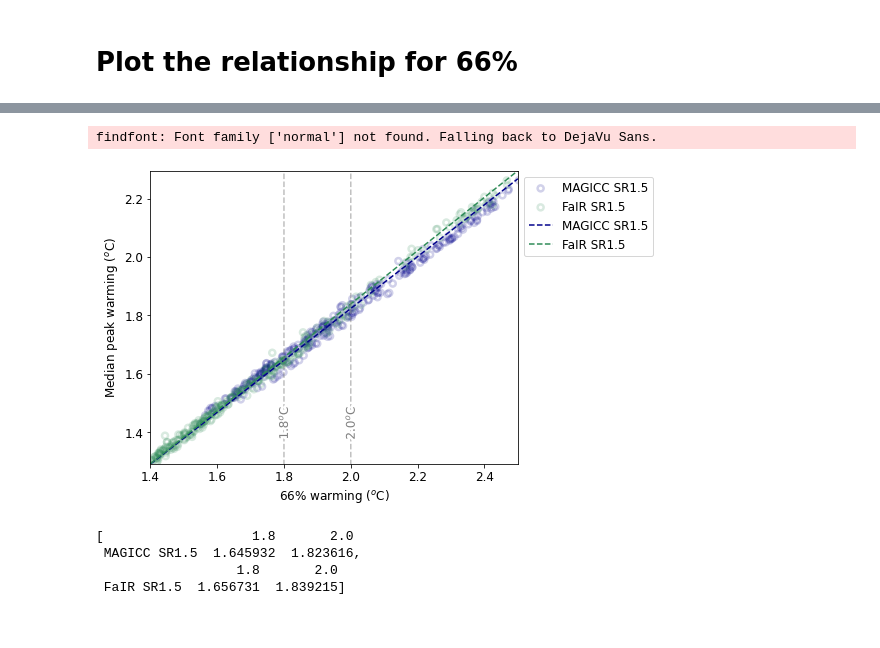
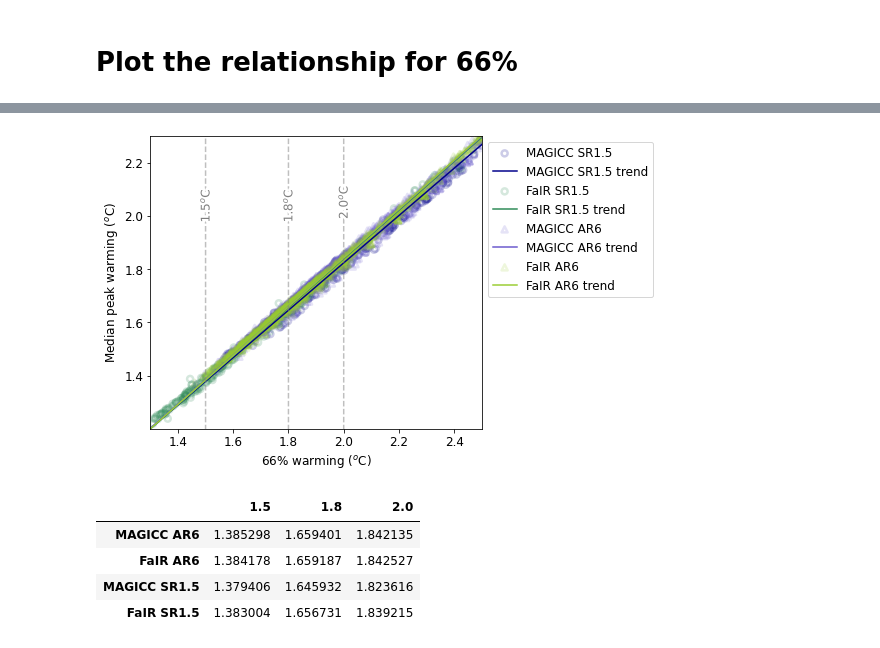
Before and after one commit to Rlamboll/HowBelowIsWellBelow, a Jupyter notebook: MapExceedanceProbToMedianWarming.ipynb, the cells around one changed output, grey strips where cells are left out. Saved outputs shown, nothing was run; the diff lists cells and outputs as text; code cells hidden in the pictures.

```diff
--- a/MapExceedanceProbToMedianWarming.ipynb
+++ b/MapExceedanceProbToMedianWarming.ipynb
@@ -65,5 +65,7 @@ fair = sr15.filter(variable=[fairmed, fairexceed2c]).timeseries().max(axis=1)
 # %%
 magicc66variable = 'AR5 climate diagnostics|Temperature|Global Mean|MAGICC6|P66'
 fair66variable = 'AR5 climate diagnostics|Temperature|Global Mean|FAIR|P66'
+ar6_magicc66variable = "P67 peak warming (MAGICCv7.5.3)"
+ar6_fair66variable = 'P67 peak warming (FaIRv1.6.2)'
 # %%
 magicc66 = sr15.filter(variable=[magiccmed, magicc66variable]).timeseries().max(axis=1)
@@ -179,11 +158,3 @@ results
 results.round(3).to_csv("./output/ConversionResults.csv")
 # %% [markdown]
 # Check if net zero date resolves the relationship
-# %%
-plt.scatter(x=1-ar6meta[ar6magiccexceed2c], y=ar6meta["Year of netzero CO2 emissions (Harm-Infilled) Table SPM2"], alpha=0.25)
-plt.xlabel("Probability below 2$^o$C")
-plt.ylabel("Year of net zero CO2")
-for x, label in [(0.66, "IPCC likely"), (0.83, "1 StD"), (0.9, "IPCC very likely")]:
-    plt.plot([x, x+fringe], [2010, 2105], color="grey", linestyle="--", label=label, alpha=0.5)
-lines = plt.gca().get_lines()
-labelLines(lines[-3:], align=True, xvals=[0.66+fringe*1/5, 0.83+fringe*1/7, 0.90+fringe*3/4])
@@ -243,47 +280,60 @@ magicc66_pivot.head()
 # %%
 plt.figure(figsize = (8, 5))
 edgewidth = 2.5
 p0 = [1, 1, 5, 0.0]
 xs = np.arange(1.2, 4, 0.01)
 fringe = 0.0000005
 results66 = []
 plotlist = [
-        (magicc66_pivot[magicc66variable], magicc66_pivot[magiccmed], "MAGICC SR1.5", "darkblue", 0.18, "o"),
-        (fair66_pivot[fair66variable], fair66_pivot[fairmed], "FaIR SR1.5", "seagreen", 0.18, "o")
-    ]
+    (
+        magicc66_pivot[magicc66variable], magicc66_pivot[magiccmed],
+        "MAGICC SR1.5", "darkblue", 0.2, "o"
+    ),
+    (fair66_pivot[fair66variable], fair66_pivot[fairmed], "FaIR SR1.5", "seagreen", 0.2, "o"),
+    (
+        ar6meta[ar6_magicc66variable].astype(float), ar6meta[ar6magiccmed].astype(float),
+        "MAGICC AR6", "slateblue", 0.17, "^"
+    ),
+    (
+        ar6meta[ar6_fair66variable].astype(float), ar6meta[ar6fairmed].astype(float),
+        "FaIR AR6", "yellowgreen", 0.17, "^"
+    ),
+]
 for x, y, name, color, alpha, marker in plotlist:
     plt.scatter(
-        x, y, edgecolors=color, facecolors="none", alpha=alpha, marker=marker, label=name, linewidths=edgewidth
+        x, y, edgecolors=color, facecolors="none", alpha=alpha, marker=marker,
+        label=name, linewidths=edgewidth
     )
-for x, y, name, color, alpha, marker in plotlist:
     coefficients = np.polyfit(x, y, 1)
     slope = coefficients[0]
     intercept = coefficients[1]
-    x_eval = np.array([1.8, 2])
+    x_eval = np.array([1.5, 1.8, 2])
     y_predicted = slope * x_eval + intercept
-    x_plot = np.array([1.4, 2.5])
+    x_plot = np.array([1.3, 2.5])
     y_plot = slope * x_plot + intercept
-    results66.append(pd.DataFrame({x_eval[i]: y_predicted[i] for i in range(len(x_eval))}, index=[name]))
-    plt.plot(x_plot, y_plot, color=(color), label=name, linestyle="--")
+    results66.append(
+        pd.DataFrame({x_eval[i]: y_predicted[i] for i in range(len(x_eval))}, index=[name])
+    )
+    plt.plot(x_plot, y_plot, color=(color), label=name + " trend", linestyle="-")
 
 plt.legend(loc='upper left', bbox_to_anchor=(1, 1))
 plt.xlabel("66% warming ($^o$C)")
 plt.ylabel("Median peak warming ($^o$C)")
-for x, label in [(1.8, "1.8$^o$C"), (2.0, "2.0$^o$C")]:
+for x, label in [(1.5, "1.5$^o$C"), (1.8, "1.8$^o$C"), (2.0, "2.0$^o$C")]:
     plt.plot([x, x+fringe], [1, 2.3], color="grey", linestyle="--", label=label, alpha=0.5)
 lines = plt.gca().get_lines()
-labelLines(lines[-2:], align=True, xvals=[1.8+fringe*1/3, 2+fringe*1/3,])
+labelLines(lines[-3:], align=True, xvals=[1.5+fringe*4/5, 1.8+fringe*4/5, 2+fringe*4.05/5,])
 plt.ylim(y_plot)
 plt.xlim(x_plot)
 plt.tight_layout()
-plt.savefig("./output/multifitTemp66Prob.png")
+plt.savefig("./output/multifitTemp66Prob.png", dpi=300, bbox_inches='tight')
 # %% [output]
-findfont: Font family ['normal'] not found. Falling back to DejaVu Sans.
-[figure, old version]
+[figure, new version]
 # %%
-results66
+pd.concat(results66)
 # %% [output]
-[                   1.8       2.0
- MAGICC SR1.5  1.645932  1.823616,
-                  1.8       2.0
- FaIR SR1.5  1.656731  1.839215]
+|  | 1.5 | 1.8 | 2.0 |
+| MAGICC AR6 | 1.385298 | 1.659401 | 1.842135 |
+| FaIR AR6 | 1.384178 | 1.659187 | 1.842527 |
+| MAGICC SR1.5 | 1.379406 | 1.645932 | 1.823616 |
+| FaIR SR1.5 | 1.383004 | 1.656731 | 1.839215 |
```
Also changed, not shown: parts of 8 cells of this notebook, 1 other file.
